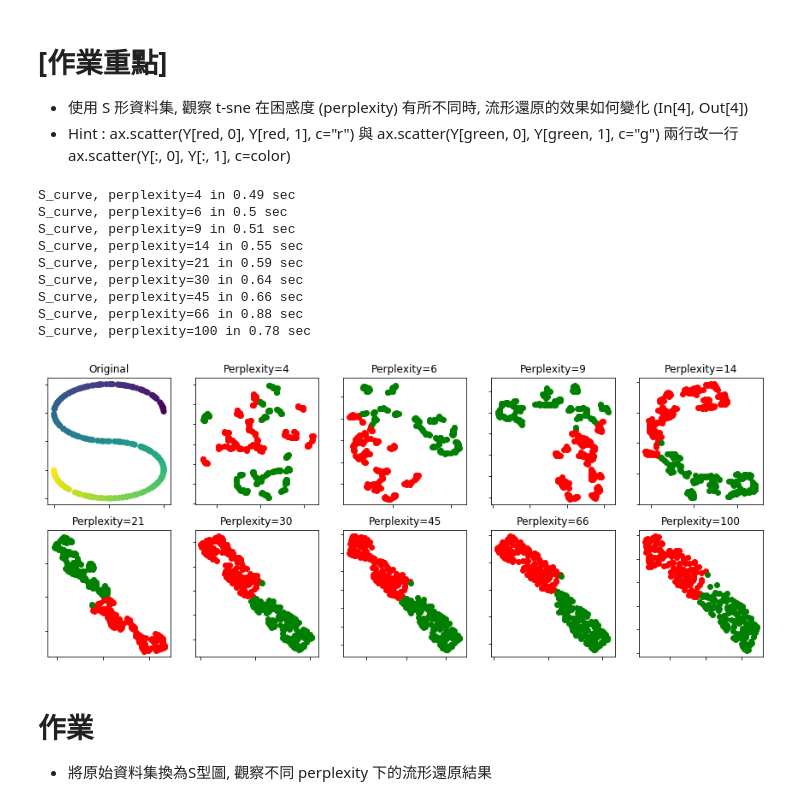
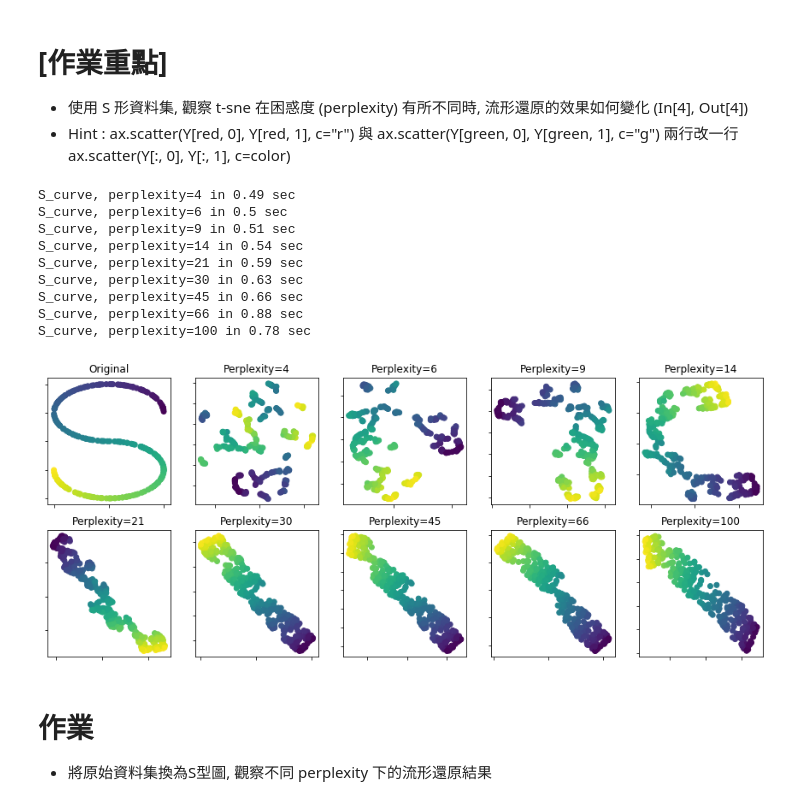
Before and after one commit to YuHsunWang/ML100day, a Jupyter notebook: Day_062_tsne_HW.ipynb, the cells around one changed output. Saved outputs shown, nothing was run; the diff lists cells and outputs as text; code cells hidden in the pictures.

```diff
--- a/Day_062_tsne_HW.ipynb
+++ b/Day_062_tsne_HW.ipynb
@@ -24,8 +24,6 @@ perplexities = [4, 6, 9, 14, 21, 30, 45, 66, 100]
 
 # 設定S曲線資料點
 X, color = datasets.make_s_curve(n_samples, random_state=0)
-red = color > 0
-green = color <0
 
 # 繪製資料原圖
 ax = subplots[0][0]
@@ -33,35 +31,34 @@ ax.set_title("Original")
 ax.scatter(X[:, 0], X[:, 2], c=color)
 ax.xaxis.set_major_formatter(NullFormatter())
 ax.yaxis.set_major_formatter(NullFormatter())
 plt.axis('tight')
 
 for i, perplexity in enumerate(perplexities):
     if i<4:
         ax = subplots[0][i+1]
     else:
         ax = subplots[1][i-4]
     t0 = time()
     tsne = manifold.TSNE(n_components=n_components, init='random',
                          random_state=0, perplexity=perplexity)
     Y = tsne.fit_transform(X)
     t1 = time()
     print("S_curve, perplexity=%d in %.2g sec" % (perplexity, t1 -t0))
     ax.set_title("Perplexity=%d" % perplexity)
-    ax.scatter(Y[red, 0], Y[red, 1], c="r")
-    ax.scatter(Y[green, 0], Y[green, 1], c="g")
+    ax.scatter(Y[:, 0], Y[:, 1], c=color)
     ax.xaxis.set_major_formatter(NullFormatter())
     ax.yaxis.set_major_formatter(NullFormatter())
     ax.axis('tight')
 
 plt.show()
 # %% [output]
 S_curve, perplexity=4 in 0.49 sec
 S_curve, perplexity=6 in 0.5 sec
 S_curve, perplexity=9 in 0.51 sec
-S_curve, perplexity=14 in 0.55 sec
+S_curve, perplexity=14 in 0.54 sec
 S_curve, perplexity=21 in 0.59 sec
-S_curve, perplexity=30 in 0.64 sec
+S_curve, perplexity=30 in 0.63 sec
 S_curve, perplexity=45 in 0.66 sec
 S_curve, perplexity=66 in 0.88 sec
 S_curve, perplexity=100 in 0.78 sec
-[figure, old version]
+[figure, new version]
```
Also changed, not shown: parts of 4 cells of this notebook.
